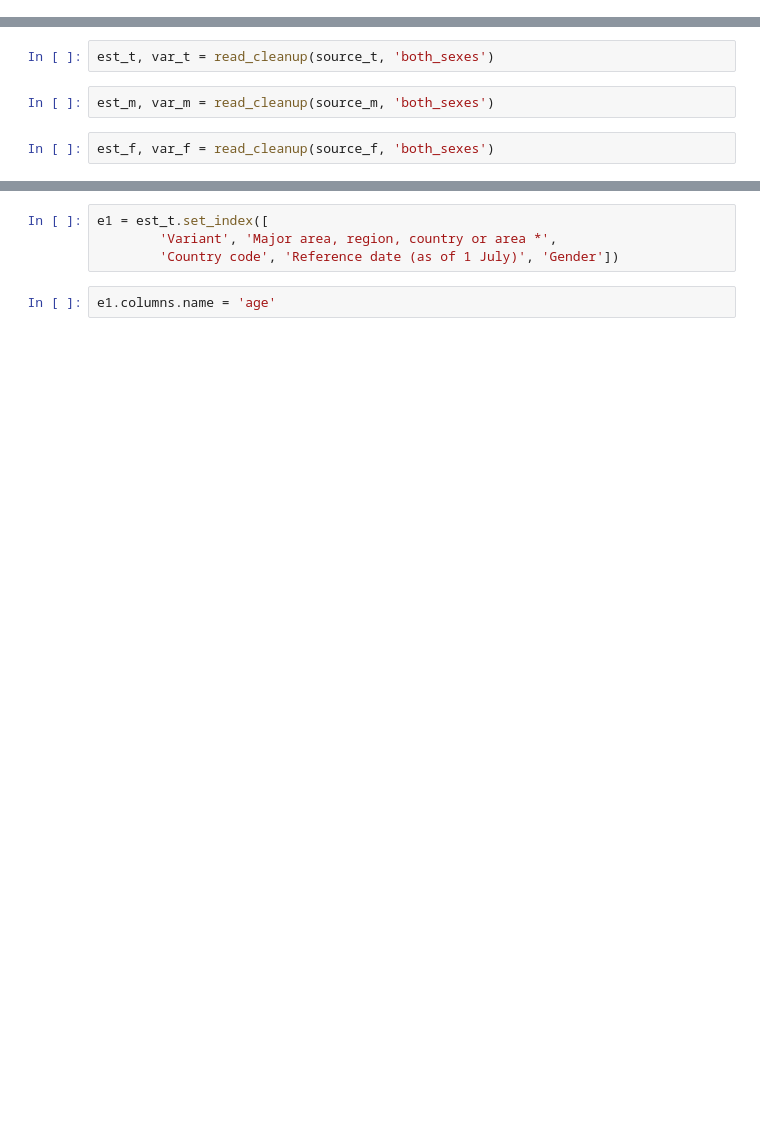
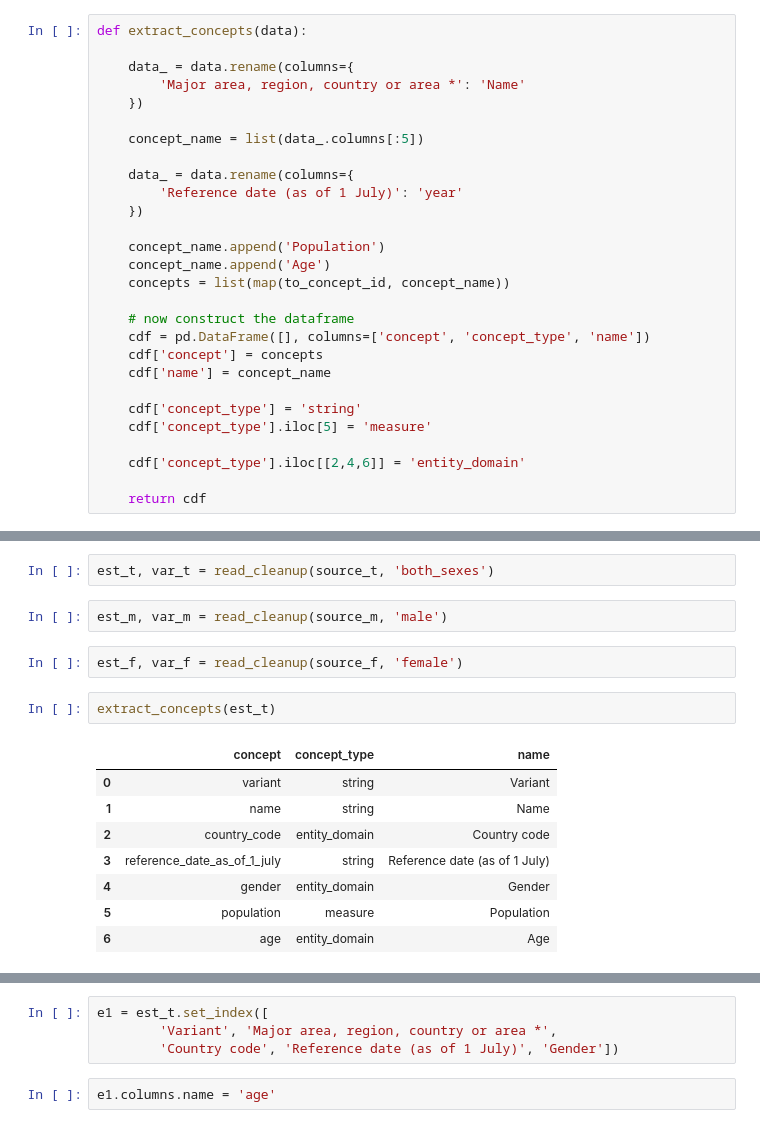
Before and after one commit to open-numbers/ddf--unpop--wpp_population, a Jupyter notebook: etl/unpop.ipynb, the cells around one changed output, grey strips where cells are left out. Drawn from its saved outputs; the diff is of its cells as text; blank space fills up the shorter version.

```diff
--- a/etl/unpop.ipynb
+++ b/etl/unpop.ipynb
@@ -40,3 +40,31 @@ def read_cleanup(source, gender):
     data_var['Gender'] = gender
 
     return (data_est[cols_est], data_var[cols_var])
+# %%
+def extract_concepts(data):
+
+    data_ = data.rename(columns={
+        'Major area, region, country or area *': 'Name'
+    })
+
+    concept_name = list(data_.columns[:5])
+
+    data_ = data.rename(columns={
+        'Reference date (as of 1 July)': 'year'
+    })
+
+    concept_name.append('Population')
+    concept_name.append('Age')
+    concepts = list(map(to_concept_id, concept_name))
+
+    # now construct the dataframe
+    cdf = pd.DataFrame([], columns=['concept', 'concept_type', 'name'])
+    cdf['concept'] = concepts
+    cdf['name'] = concept_name
+
+    cdf['concept_type'] = 'string'
+    cdf['concept_type'].iloc[5] = 'measure'
+
+    cdf['concept_type'].iloc[[2,4,6]] = 'entity_domain'
+
+    return cdf
@@ -43,6 +121,17 @@ def read_cleanup(source, gender):
 # %%
 est_t, var_t = read_cleanup(source_t, 'both_sexes')
 # %%
-est_m, var_m = read_cleanup(source_m, 'both_sexes')
+est_m, var_m = read_cleanup(source_m, 'male')
 # %%
-est_f, var_f = read_cleanup(source_f, 'both_sexes')
+est_f, var_f = read_cleanup(source_f, 'female')
+# %%
+extract_concepts(est_t)
+# %% [output]
+|  | concept | concept_type | name |
+| 0 | variant | string | Variant |
+| 1 | name | string | Name |
+| 2 | country_code | entity_domain | Country code |
+| 3 | reference_date_as_of_1_july | string | Reference date (as of 1 July) |
+| 4 | gender | entity_domain | Gender |
+| 5 | population | measure | Population |
+| 6 | age | entity_domain | Age |
```
Also changed, not shown: parts of 14 cells of this notebook, 4 other files.
